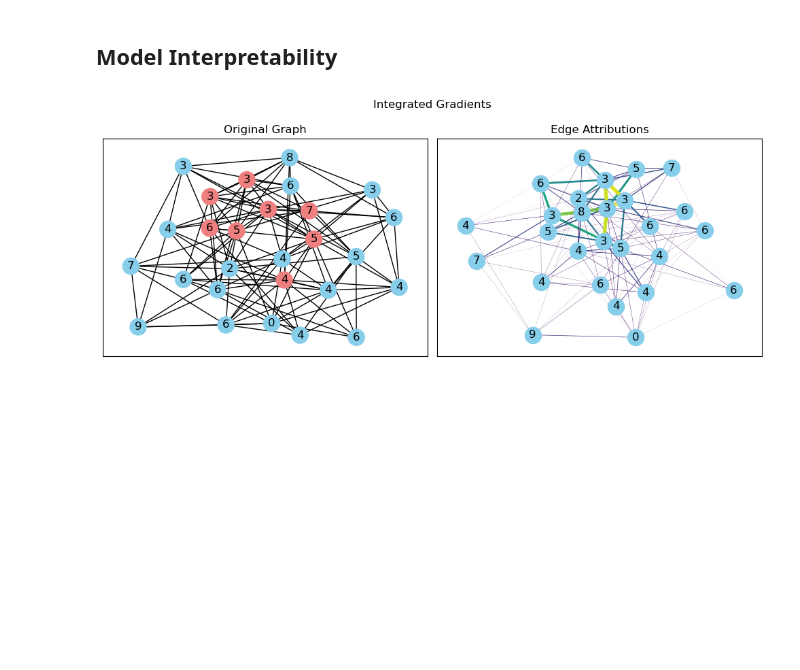
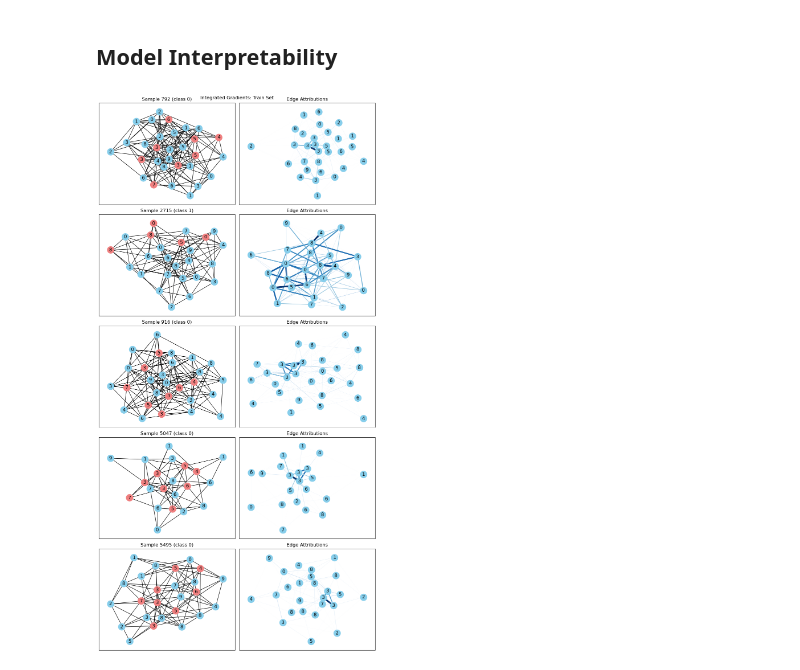
Before and after one commit to rohitkt10/fall_co-op_2023, a Jupyter notebook: experiments/SynGraphDatasetTraining.ipynb, the cells around one changed output. Cells and saved outputs as stored; diff of their text form; code cells hidden in the pictures; blank space fills up the shorter version.

Commit message:
Add integrated gradients graphs

```diff
--- a/experiments/SynGraphDatasetTraining.ipynb
+++ b/experiments/SynGraphDatasetTraining.ipynb
@@ -351,23 +351,27 @@ def visualize_attributions(graph, attributions, ax):
      # Draw the graph with edge thickness based on attributions
     nx.draw_networkx(G, pos, labels=node_labels, node_color='skyblue',
             edgelist=[edge for edge in G.edges], edge_color=edge_weights, width=edge_weights,
-            edge_cmap=plt.get_cmap('viridis'), ax=ax)
+            edge_cmap=plt.get_cmap('Blues'), ax=ax)
 
     ax.set_title("Edge Attributions")
 # %%
-# Get an example input from your dataset
-input_data = train_dataset[0]
-# print(input_data.x)
-input_data = input_data.to(device)
-attributions = explain(method='ig', data=input_data, target=0)
-# print('Attributions:', attributions)
+fig, ax = plt.subplots(5, 2, figsize=(10, 20))
+plt.suptitle("Integrated Gradients: Train Set")
 
-f, ax = plt.subplots(1, 2, figsize=(10, 4))
-plt.suptitle("Integrated Gradients")
-visualize_graph(input_data, ax[0])
-# Visualize attributions for the example data
-visualize_attributions(input_data, attributions, ax[1])
+for i in range(5):
+    # pick random sample from test set
+    sample_i = np.random.randint(len(train_dataset))
+    input_data = train_dataset[sample_i]
+    input_data = input_data.to(device)
+
+    attributions = explain(method='ig', data=input_data, target=0)
+    # print('Attributions:', attributions)
+
+    visualize_graph(input_data, ax[i][0])
+    ax[i][0].set_title(f'Sample {sample_i} (class {input_data.y.item()})')
+    # Visualize attributions for the example data
+    visualize_attributions(input_data, attributions, ax[i][1])
 plt.tight_layout()
 plt.show()
 # %% [output]
-[figure, old version]
+[figure, new version]
```
Also changed, not shown: parts of 2 cells of this notebook.
